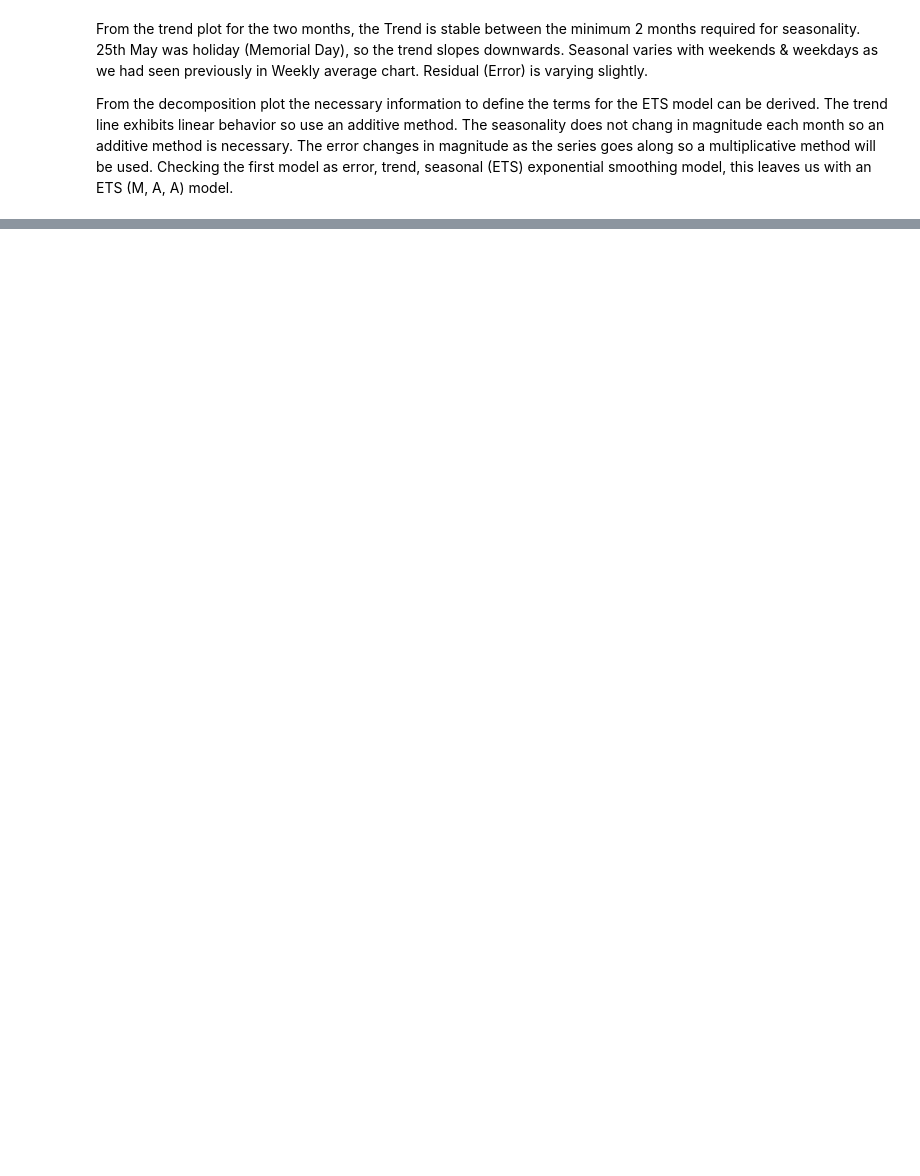
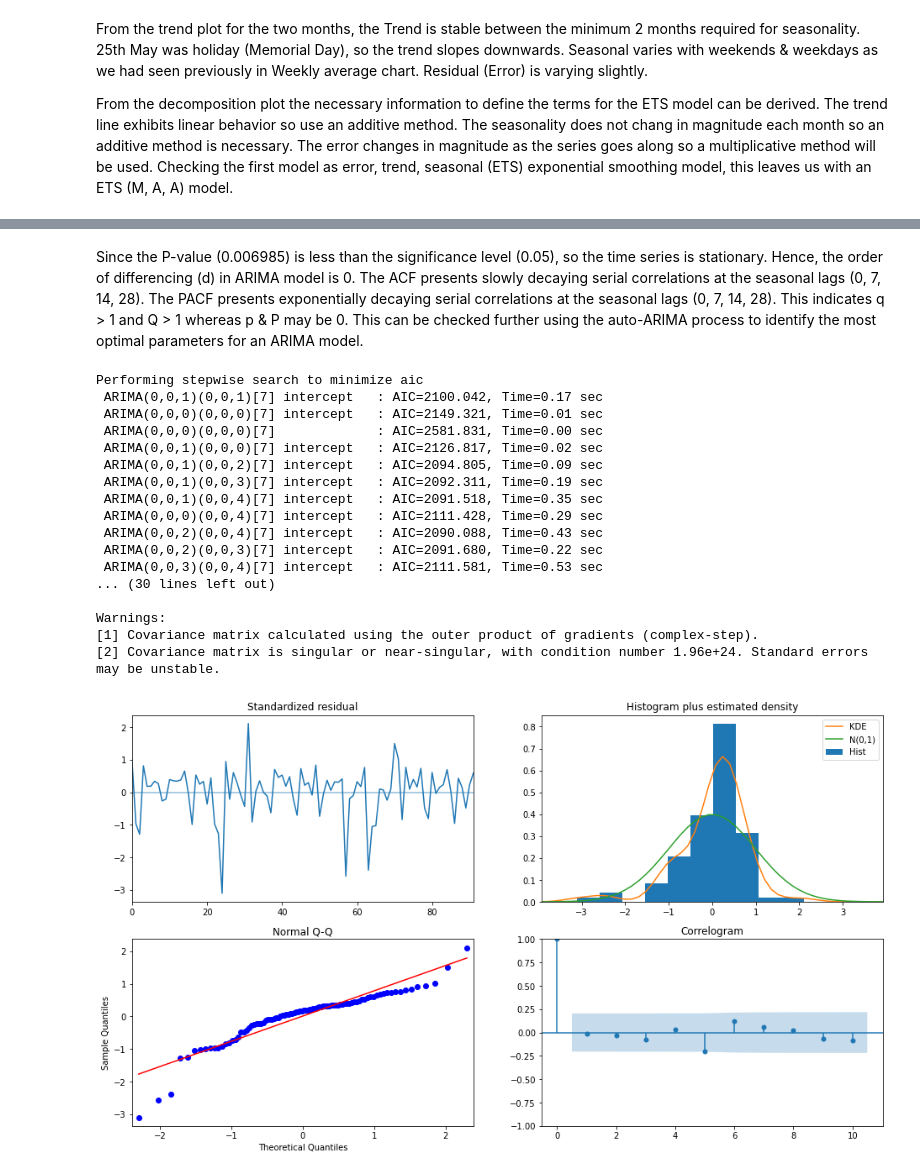
Before and after one commit to AdhirKirtikar/OCBCHack-IT, a Jupyter notebook: US Traffic 2015 Analysis.ipynb, the cells around one changed output, grey strips where cells are left out. Drawn from its saved outputs; the diff is of its cells as text; code cells hidden in the pictures; blank space fills up the shorter version.

```diff
--- a/US Traffic 2015 Analysis.ipynb
+++ b/US Traffic 2015 Analysis.ipynb
@@ -671,0 +765,43 @@ print(dfPredictETS)
+# %% [markdown]
+Since the P-value (0.006985) is less than the significance level (0.05), so the time series is stationary. Hence, the order of differencing (d) in ARIMA model is 0.
+The ACF presents slowly decaying serial correlations at the seasonal lags (0, 7, 14, 28).
+The PACF presents exponentially decaying serial correlations at the seasonal lags (0, 7, 14, 28).
+This indicates q > 1 and Q > 1 whereas p & P may be 0. This can be checked further using the auto-ARIMA process to identify the most optimal parameters for an ARIMA model.
+# %%
+# The auto-ARIMA process seeks to identify the most optimal parameters for an ARIMA model, settling on a single fitted ARIMA model
+modelaa = pm.auto_arima(acfInput, start_p=0, start_q=1,
+                      test='adf',       # use adftest to find optimal 'd'
+                      max_p=0, max_q=4, # maximum p and q
+                      m=7,              # frequency of series i.e. 7 days
+                      d=0,              # d=0 from adf test done above
+                      seasonal=True,    # Seasonality is present
+                      start_P=0, start_Q=1,
+                      max_P=0, max_Q=4,
+                      D=0,
+                      trace=True,
+                      error_action='ignore',
+                      suppress_warnings=True,
+                      stepwise=True)
+print(modelaa.summary())
+
+modelaa.plot_diagnostics(figsize=(16,9))
+plt.show()
+# %% [output]
+Performing stepwise search to minimize aic
+ ARIMA(0,0,1)(0,0,1)[7] intercept   : AIC=2100.042, Time=0.17 sec
+ ARIMA(0,0,0)(0,0,0)[7] intercept   : AIC=2149.321, Time=0.01 sec
+ ARIMA(0,0,0)(0,0,0)[7]             : AIC=2581.831, Time=0.00 sec
+ ARIMA(0,0,1)(0,0,0)[7] intercept   : AIC=2126.817, Time=0.02 sec
+ ARIMA(0,0,1)(0,0,2)[7] intercept   : AIC=2094.805, Time=0.09 sec
+ ARIMA(0,0,1)(0,0,3)[7] intercept   : AIC=2092.311, Time=0.19 sec
+ ARIMA(0,0,1)(0,0,4)[7] intercept   : AIC=2091.518, Time=0.35 sec
+ ARIMA(0,0,0)(0,0,4)[7] intercept   : AIC=2111.428, Time=0.29 sec
+ ARIMA(0,0,2)(0,0,4)[7] intercept   : AIC=2090.088, Time=0.43 sec
+ ARIMA(0,0,2)(0,0,3)[7] intercept   : AIC=2091.680, Time=0.22 sec
+ ARIMA(0,0,3)(0,0,4)[7] intercept   : AIC=2111.581, Time=0.53 sec
+... (30 lines left out)
+
+Warnings:
+[1] Covariance matrix calculated using the outer product of gradients (complex-step).
+[2] Covariance matrix is singular or near-singular, with condition number 1.96e+24. Standard errors may be unstable.
+[figure, added]
```
Also changed, not shown: parts of 16 cells of this notebook.
